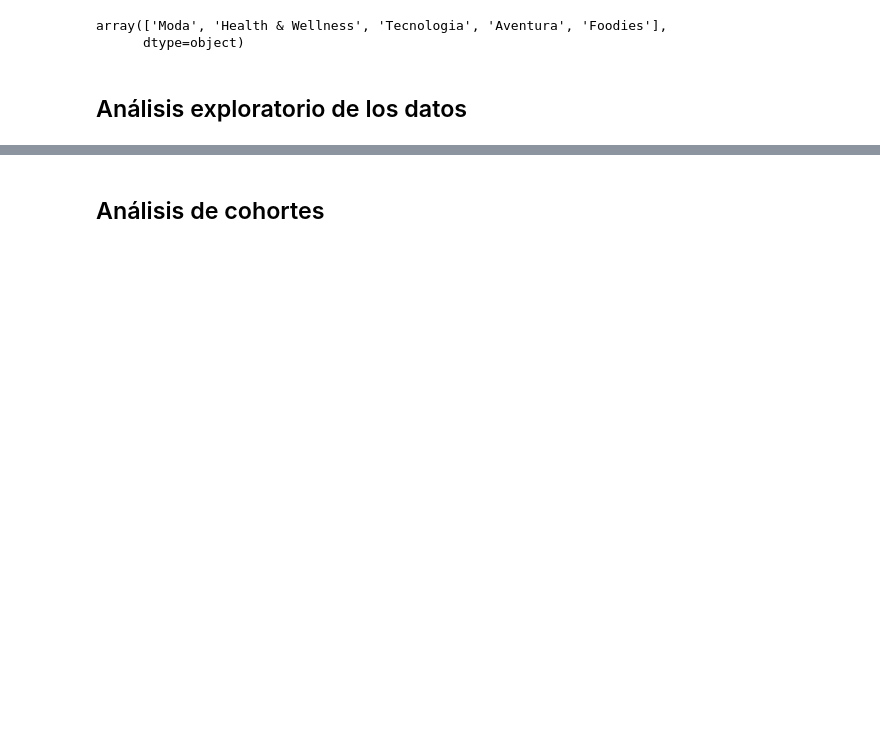
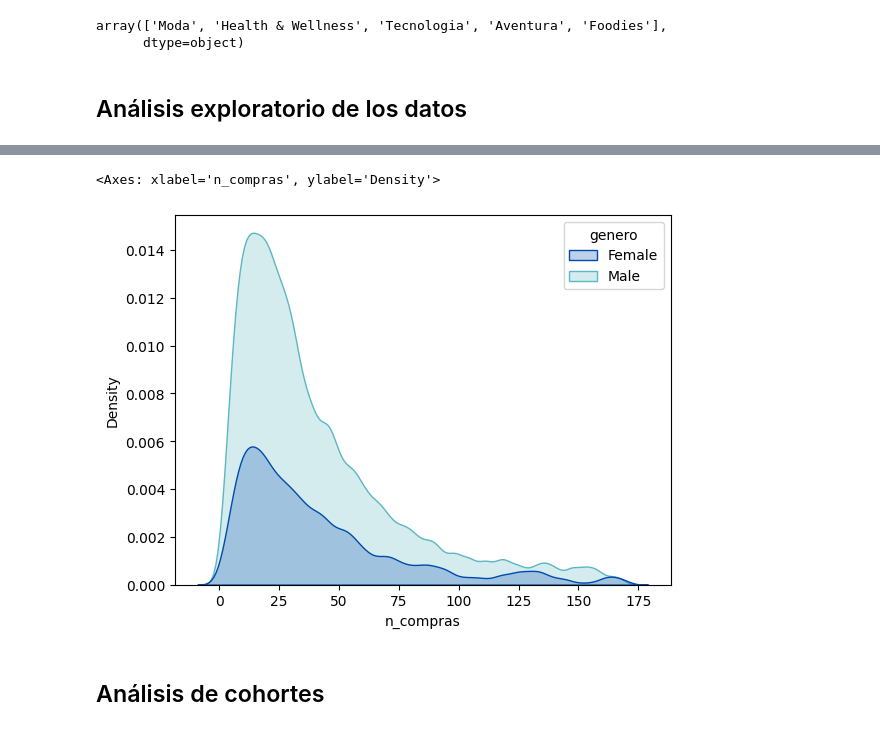
Before and after one commit to MiguelAMeloM/Miguel_DataAnalytics, a Jupyter notebook: campañas_marketing/analisis_cohortes.ipynb, the cells around one changed output, grey strips where cells are left out. Saved outputs shown, nothing was run; the diff lists cells and outputs as text; code cells hidden in the pictures; blank space fills up the shorter version.

```diff
--- a/campañas_marketing/analisis_cohortes.ipynb
+++ b/campañas_marketing/analisis_cohortes.ipynb
@@ -128,2 +159,13 @@ AttributeError: 'FacetGrid' object has no attribute 'map_grid'
+# %%
+sns.kdeplot(
+    data = df,
+    x = 'n_compras',
+    hue = 'genero',
+    palette = palette,
+    fill = True
+)
+# %% [output]
+<Axes: xlabel='n_compras', ylabel='Density'>
+[figure, added]
 # %% [markdown]
 ## Análisis de cohortes
```
Also changed, not shown: parts of 9 cells of this notebook.
